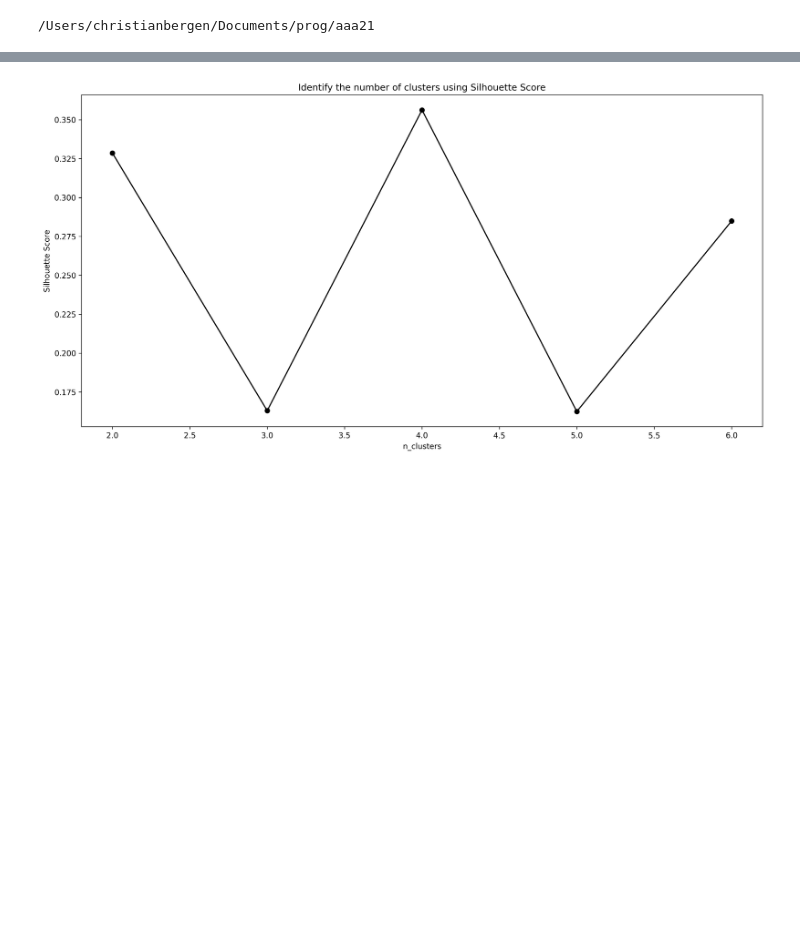
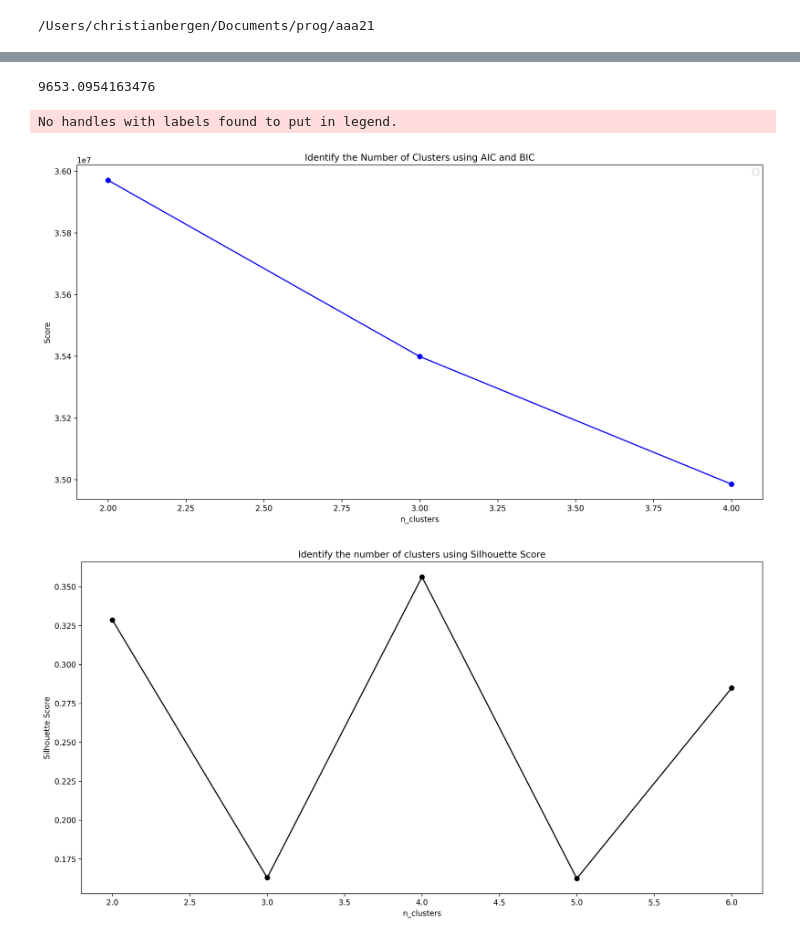
Before and after one commit to SepehrRad/aaa21, a Jupyter notebook: notebooks/clustering.ipynb, the cells around one changed output, grey strips where cells are left out. Saved outputs shown, nothing was run; the diff lists cells and outputs as text; code cells hidden in the pictures; blank space fills up the shorter version.

```diff
--- a/notebooks/clustering.ipynb
+++ b/notebooks/clustering.ipynb
@@ -20,2 +20,0 @@ chicago_df.head()
-# %%
-chicago_df.drop(columns=['Trip ID','Pickup Community Area'], axis=1,inplace=True)
@@ -22,3 +23,6 @@ chicago_df.drop(columns=['Trip ID','Pickup Community Area'], axis=1,inplace=True
 # %%
 chicago_df['Trip Kilometers'] = chicago_df['Trip Kilometers'].astype('float')
 chicago_df_q = chicago_df[(chicago_df['Trip Kilometers'] < chicago_df['Trip Kilometers'].quantile(0.95))]
+chicago_df_q = chicago_df[(chicago_df['Trip Minutes'] < chicago_df['Trip Minutes'].quantile(0.95))]
+# %%
+chicago_df_q = feature_engineering.add_spatial_features(chicago_df_q)
@@ -25,3 +38,12 @@ chicago_df_q = chicago_df[(chicago_df['Trip Kilometers'] < chicago_df['Trip Kilo
+# %%
+chicago_df_q["Airport Distance"].min()
+# %% [output]
+9653.0954163476
+# %%
+clustering.get_aic_bic(chicago_df_q , "Trip Start Hour","Trip Kilometers" , 3)
+# %% [output]
+No handles with labels found to put in legend.
+[figure, added]
 # %%
 clustering.get_silhouette_score(chicago_df_q , "Trip Start Hour","Trip Kilometers" , 5)
 # %% [output]
```
Also changed, not shown: parts of 5 cells of this notebook, 2 other files.
